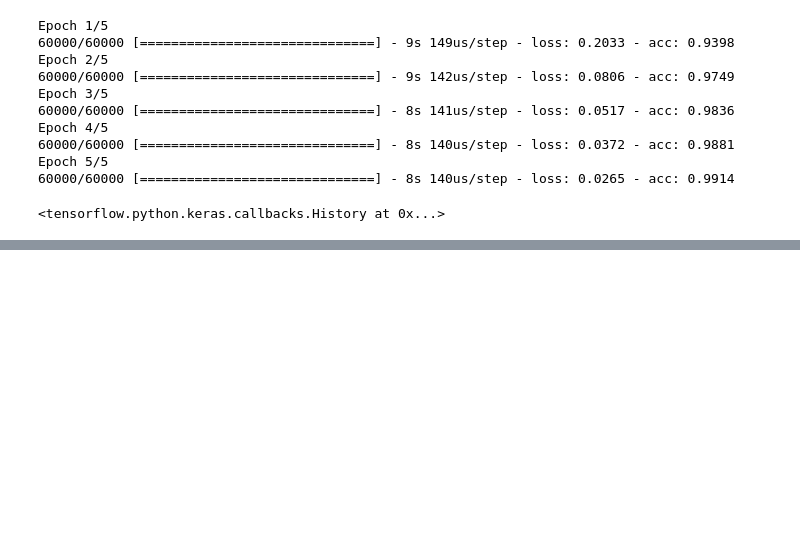
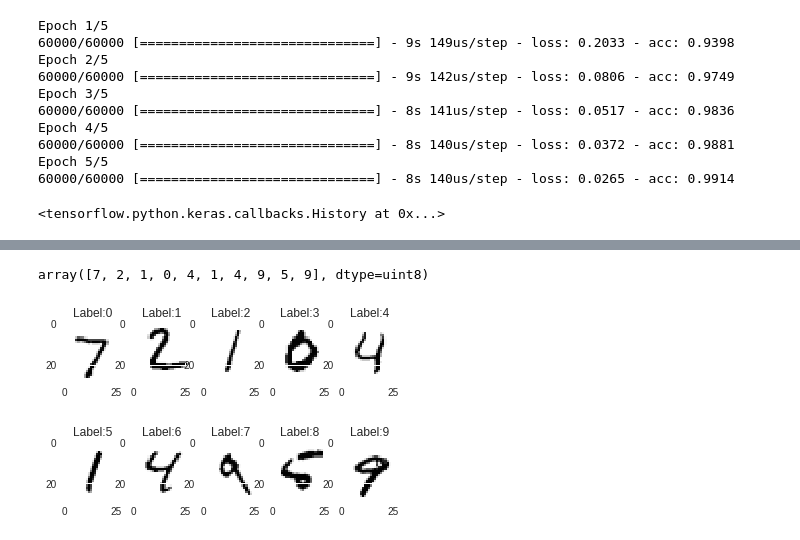
Before and after one commit to sgnk/colab, a Jupyter notebook: mnist_3layer.ipynb, the cells around one changed output, grey strips where cells are left out. Cells and saved outputs as stored; diff of their text form; code cells hidden in the pictures; blank space fills up the shorter version.

```diff
--- a/mnist_3layer.ipynb
+++ b/mnist_3layer.ipynb
@@ -134 +134,12 @@ model.evaluate(x_test, y_test)
 [0.06633129415885487, 0.9807]
+# %%
+y_test[0:10]
+# %% [output]
+array([7, 2, 1, 0, 4, 1, 4, 9, 5, 9], dtype=uint8)
+# %%
+for i in range(10):
+  plt.subplot(2, 5, i+1)
+  plt.title("Label:" + str(i))
+  plt.imshow(x_test[i].reshape(28,28), cmap=None)
+# %% [output]
+[figure, added]
```
Also changed, not shown: parts of 2 cells of this notebook.
